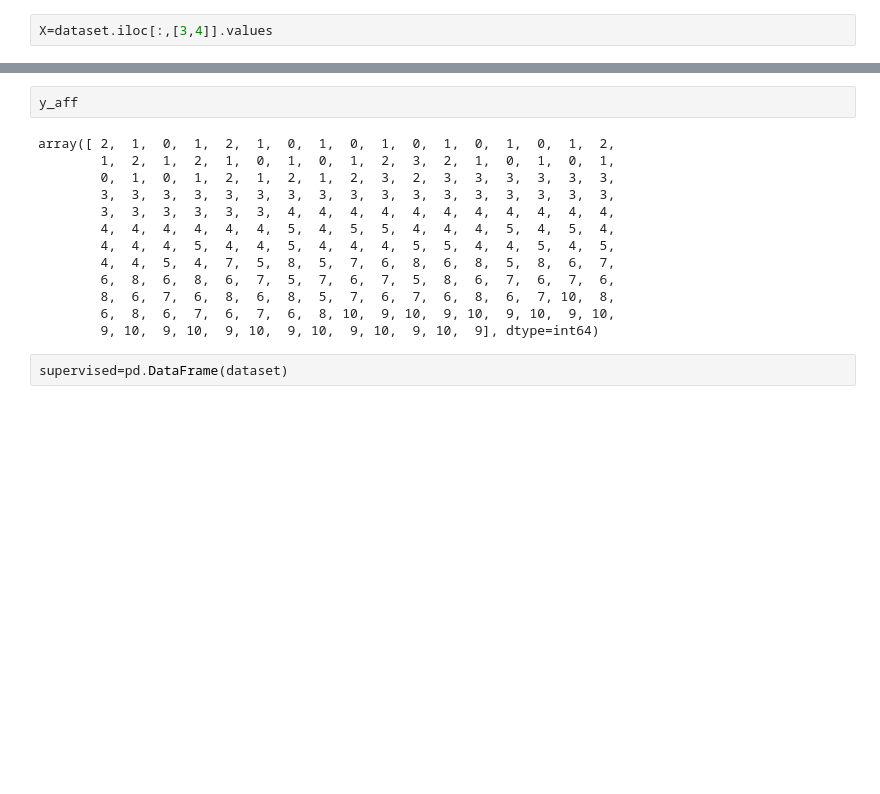
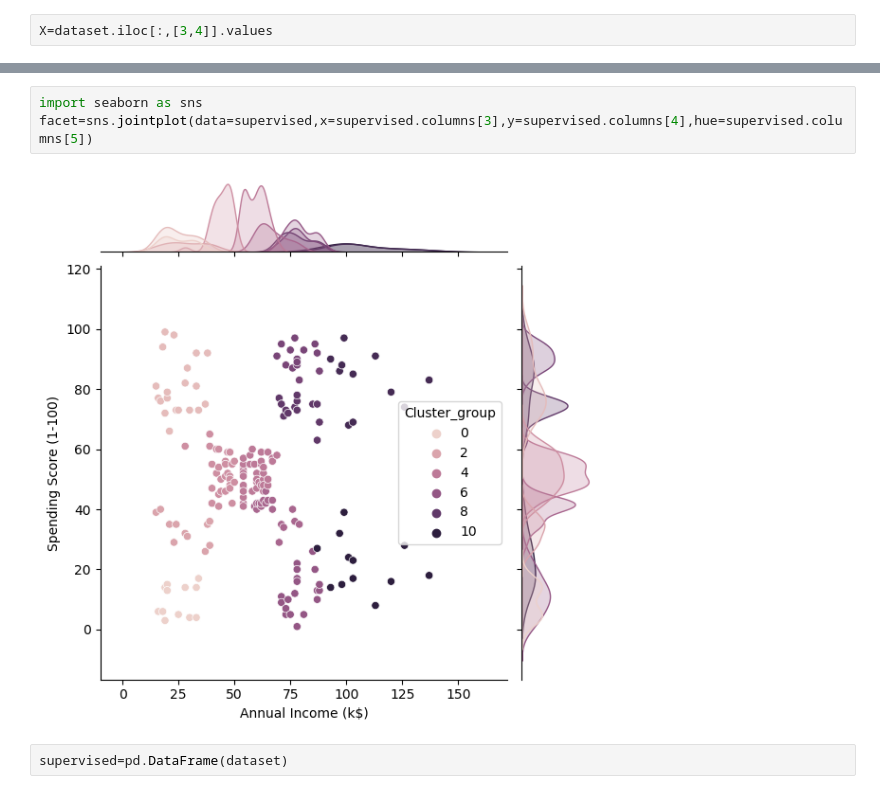
Before and after one commit to Sathya2119/Assignment_clustering, a Jupyter notebook: 1.Affinity_Proba.ipynb, the cells around one changed output, grey strips where cells are left out. Drawn from its saved outputs; the diff is of its cells as text; blank space fills up the shorter version.

```diff
--- a/1.Affinity_Proba.ipynb
+++ b/1.Affinity_Proba.ipynb
@@ -65,18 +106,8 @@ y_aff=aff_prop.fit_predict(X)
 # %%
-y_aff
+import seaborn as sns
+facet=sns.jointplot(data=supervised,x=supervised.columns[3],y=supervised.columns[4],hue=supervised.columns[5])
 # %% [output]
-array([ 2,  1,  0,  1,  2,  1,  0,  1,  0,  1,  0,  1,  0,  1,  0,  1,  2,
-        1,  2,  1,  2,  1,  0,  1,  0,  1,  2,  3,  2,  1,  0,  1,  0,  1,
-        0,  1,  0,  1,  2,  1,  2,  1,  2,  3,  2,  3,  3,  3,  3,  3,  3,
-        3,  3,  3,  3,  3,  3,  3,  3,  3,  3,  3,  3,  3,  3,  3,  3,  3,
-        3,  3,  3,  3,  3,  3,  4,  4,  4,  4,  4,  4,  4,  4,  4,  4,  4,
-        4,  4,  4,  4,  4,  4,  5,  4,  5,  5,  4,  4,  4,  5,  4,  5,  4,
-        4,  4,  4,  5,  4,  4,  5,  4,  4,  4,  5,  5,  4,  4,  5,  4,  5,
-        4,  4,  5,  4,  7,  5,  8,  5,  7,  6,  8,  6,  8,  5,  8,  6,  7,
-        6,  8,  6,  8,  6,  7,  5,  7,  6,  7,  5,  8,  6,  7,  6,  7,  6,
-        8,  6,  7,  6,  8,  6,  8,  5,  7,  6,  7,  6,  8,  6,  7, 10,  8,
-        6,  8,  6,  7,  6,  7,  6,  8, 10,  9, 10,  9, 10,  9, 10,  9, 10,
-        9, 10,  9, 10,  9, 10,  9, 10,  9, 10,  9, 10,  9], dtype=int64)
+[figure, added]
 # %%
 supervised=pd.DataFrame(dataset)
 # %%
```
Also changed, not shown: parts of 13 cells of this notebook, 1 other file.
